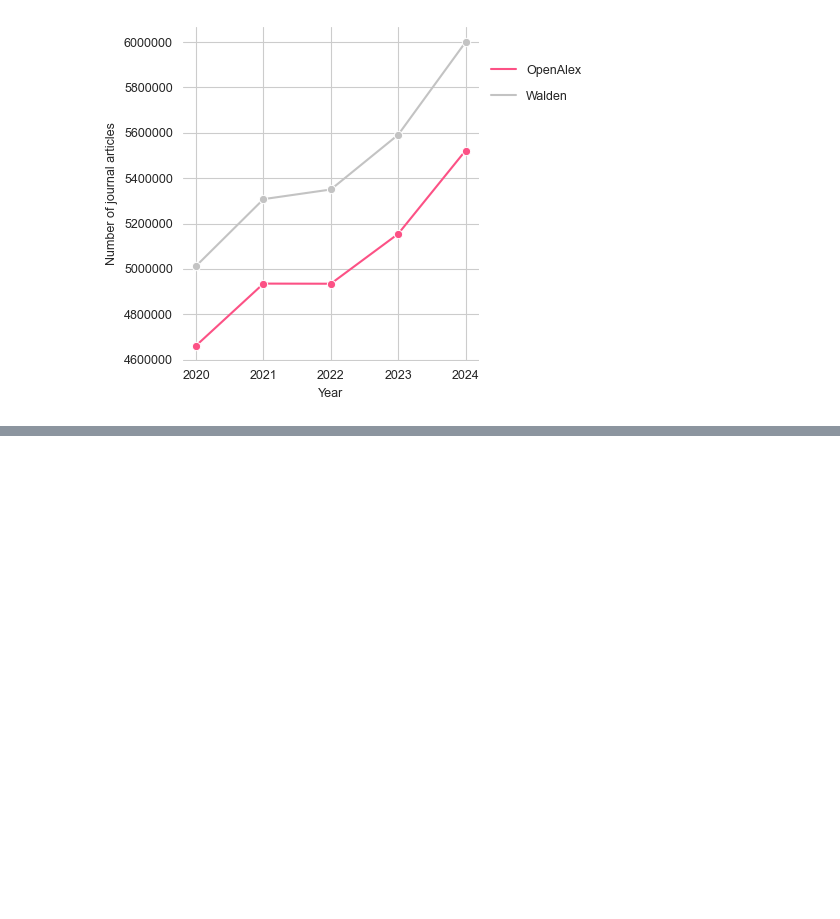
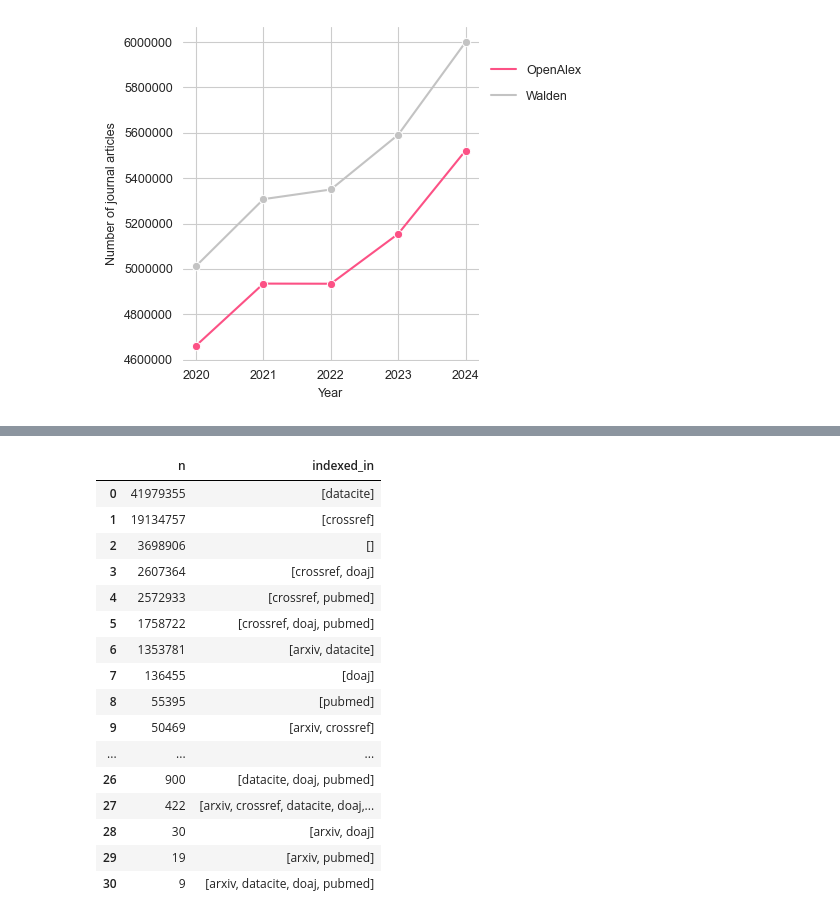
Before and after one commit to naustica/openalex_walden_analysis, a Jupyter notebook: Codebook.ipynb, the cells around one changed output, grey strips where cells are left out. Saved outputs shown, nothing was run; the diff lists cells and outputs as text; code cells hidden in the pictures; blank space fills up the shorter version.

```diff
--- a/Codebook.ipynb
+++ b/Codebook.ipynb
@@ -499,0 +628,28 @@ fig.savefig('media/oal_walden_comparison_article_pubyear.png', format='png', bbo
+# %%
+walden_by_index_all = client.query(f"""
+                                SELECT COUNT(DISTINCT(doi)) AS n, indexed_in
+                                FROM {walden_snapshot}
+                                WHERE publication_year BETWEEN 2022 AND 2024
+                                GROUP BY indexed_in
+                                ORDER BY n DESC
+                                """).to_dataframe()
+# %%
+walden_by_index_all
+# %% [output]
+|  | n | indexed_in |
+| 0 | 41979355 | [datacite] |
+| 1 | 19134757 | [crossref] |
+| 2 | 3698906 | [] |
+| 3 | 2607364 | [crossref, doaj] |
+| 4 | 2572933 | [crossref, pubmed] |
+| 5 | 1758722 | [crossref, doaj, pubmed] |
+| 6 | 1353781 | [arxiv, datacite] |
+| 7 | 136455 | [doaj] |
+| 8 | 55395 | [pubmed] |
+| 9 | 50469 | [arxiv, crossref] |
+| ... | ... | ... |
+| 26 | 900 | [datacite, doaj, pubmed] |
+| 27 | 422 | [arxiv, crossref, datacite, doaj,... |
+| 28 | 30 | [arxiv, doaj] |
+| 29 | 19 | [arxiv, pubmed] |
+| 30 | 9 | [arxiv, datacite, doaj, pubmed] |
```
Also changed, not shown: parts of 18 cells of this notebook, 1 other file.
